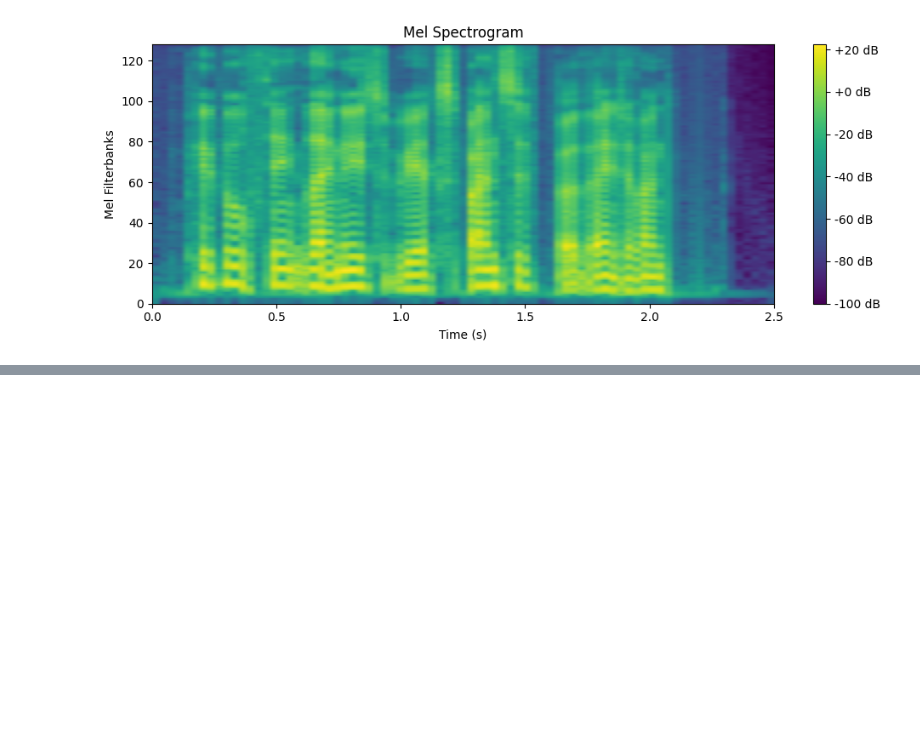
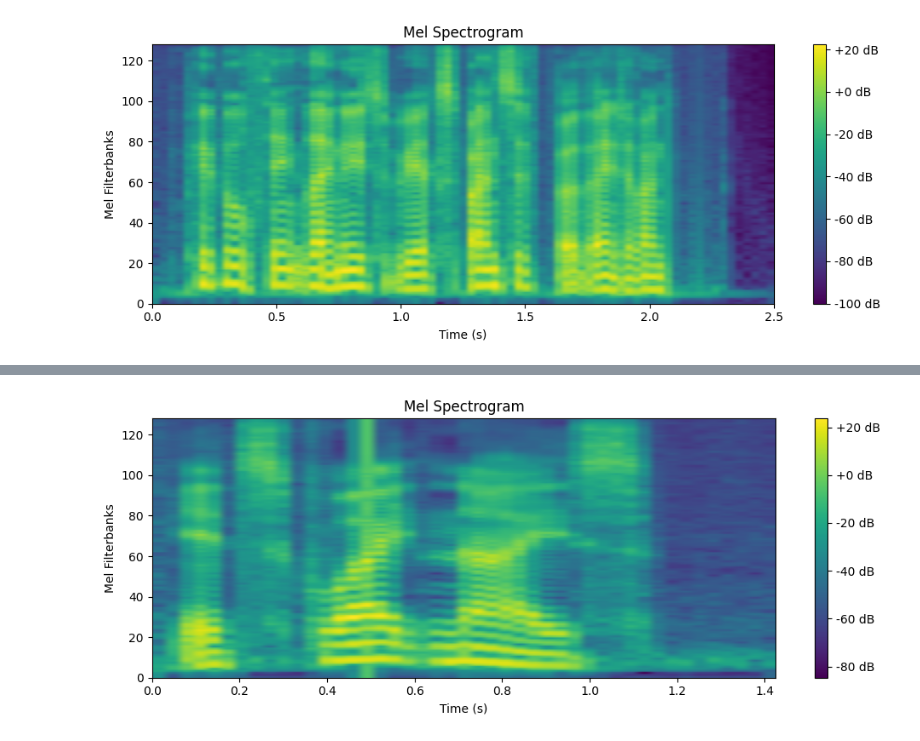
Before and after one commit to VictorBeraldo/audio_symbolic_regression, a Jupyter notebook: notebooks/dataprep.ipynb, the cells around one changed output, grey strips where cells are left out. Drawn from its saved outputs; the diff is of its cells as text; code cells hidden in the pictures; blank space fills up the shorter version.

```diff
--- a/notebooks/dataprep.ipynb
+++ b/notebooks/dataprep.ipynb
@@ -125,0 +129,14 @@ Error:
+# %%
+# load mfcc features
+save_path = '../data/processed/mfccs_features.pkl'
+
+if os.path.exists(save_path):
+    with open(save_path, 'rb') as f:
+        mfcc_features_list = pickle.load(f)
+# %%
+# load fb features
+save_path = '../data/processed/filterbanks_features.pkl'
+
+if os.path.exists(save_path):
+    with open(save_path, 'rb') as f:
+        filterbanks_features_list = pickle.load(f)
@@ -125,0 +220,11 @@ Error:
+# %%
+# Carregar o primeiro Mel Spectrogram salvo
+save_path = '../data/processed/melspectrograms_ASVspoof2021_DF_eval_part00_part1.pkl'
+
+if os.path.exists(save_path):
+    with open(save_path, 'rb') as f:
+        spectrograms_list = pickle.load(f)
+
+target_filename = 'DF_E_2000011.flac'
+filtered_entry = next((entry for entry in spectrograms_list if entry['file'] == target_filename), None)
+filtered_entry
@@ -125,0 +246,17 @@ Error:
+# %%
+# Mel Spectrogram
+feature_mel = filtered_entry['spectrogram']
+num_frames_mel = feature_mel.shape[-1]
+time_axis_mel = np.linspace(0, duration, num_frames_mel)
+
+plt.figure(figsize=(10, 4))
+plt.imshow(feature_mel.squeeze(), cmap='viridis', origin='lower', aspect='auto',
+           extent=[time_axis_mel.min(), time_axis_mel.max(), 0, feature_mel.shape[1]])
+plt.colorbar(format='%+2.0f dB')
+plt.title('Mel Spectrogram')
+plt.xlabel('Time (s)')
+plt.ylabel('Mel Filterbanks')
+plt.tight_layout()
+plt.show()
+# %% [output]
+[figure, added]
```
Also changed, not shown: parts of 17 cells of this notebook, 1 other file.
